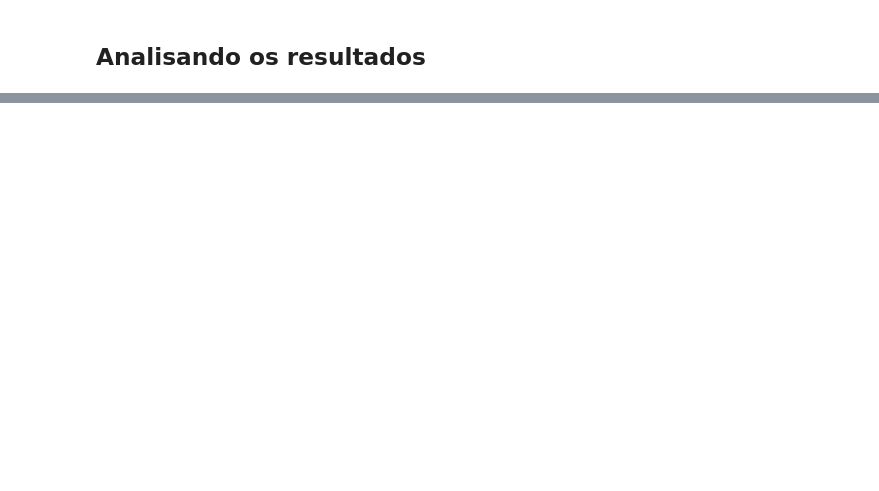
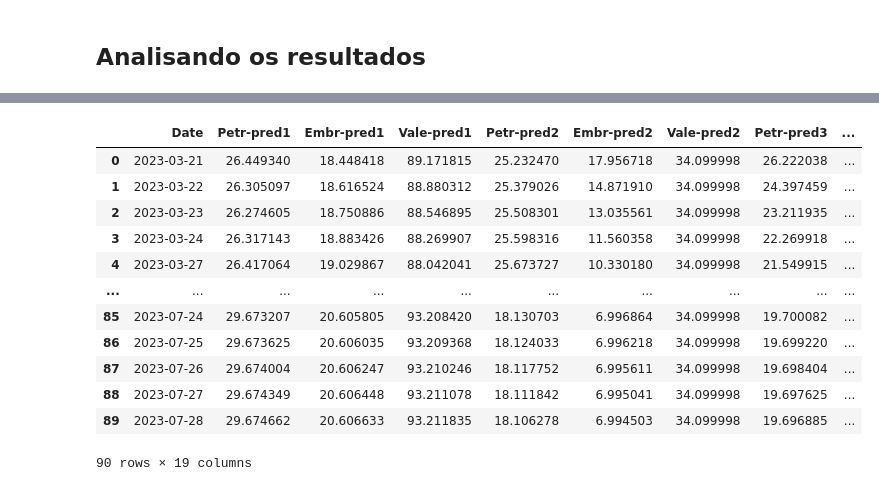
Before and after one commit to victor-bastos/CT221-DeepClassicalNeuralNetwork, a Jupyter notebook: Lab1_CT221.ipynb, the cells around one changed output, grey strips where cells are left out. Cells and saved outputs as stored; diff of their text form; code cells hidden in the pictures; blank space fills up the shorter version.

```diff
--- a/Lab1_CT221.ipynb
+++ b/Lab1_CT221.ipynb
@@ -131,6 +135,8 @@ petr.head()
 petr_close = petr[:-90]['Close']
 embr_close = embr[:-90]['Close']
 vale_close = vale[:-90]['Close']
+# %%
+date_index  = petr[-90:].index
 # %% [markdown]
 <a name='ana'></a>
 ###[1] 10-15-1 --- r = 15, p = 0 e tanh / Levenberg-Marquardt
@@ -899,0 +897,40 @@ pd.DataFrame(petr_predictions_1).plot()
+# %%
+df = pd.DataFrame(petr_predictions_1, index=date_index)
+df.columns = ['Petr-pred1']
+
+df['Embr-pred1'] = embr_predictions_1
+df['Vale-pred1'] = vale_predictions_1
+df['Petr-pred2'] = petr_predictions_2
+df['Embr-pred2'] = embr_predictions_2
+df['Vale-pred2'] = vale_predictions_2
+df['Petr-pred3'] = petr_predictions_3
+df['Embr-pred3'] = embr_predictions_3
+df['Vale-pred3'] = vale_predictions_3
+df['Petr-pred4'] = petr_predictions_4
+df['Embr-pred4'] = embr_predictions_4
+df['Vale-pred4'] = vale_predictions_4
+df['Petr-pred5'] = petr_predictions_5
+df['Embr-pred5'] = embr_predictions_5
+df['Vale-pred5'] = vale_predictions_5
+df['Petr-pred6'] = petr_predictions_6
+df['Embr-pred6'] = embr_predictions_6
+df['Vale-pred6'] = vale_predictions_6
+
+df = df.reset_index()
+df['Date'] = pd.to_datetime(df.Date, format = '%d/%m/%Y')
+
+df
+# %% [output]
+|  | Date | Petr-pred1 | Embr-pred1 | Vale-pred1 | Petr-pred2 | Embr-pred2 | Vale-pred2 | Petr-pred3 | ... |
+| 0 | 2023-03-21 | 26.449340 | 18.448418 | 89.171815 | 25.232470 | 17.956718 | 34.099998 | 26.222038 | ... |
+| 1 | 2023-03-22 | 26.305097 | 18.616524 | 88.880312 | 25.379026 | 14.871910 | 34.099998 | 24.397459 | ... |
+| 2 | 2023-03-23 | 26.274605 | 18.750886 | 88.546895 | 25.508301 | 13.035561 | 34.099998 | 23.211935 | ... |
+| 3 | 2023-03-24 | 26.317143 | 18.883426 | 88.269907 | 25.598316 | 11.560358 | 34.099998 | 22.269918 | ... |
+| 4 | 2023-03-27 | 26.417064 | 19.029867 | 88.042041 | 25.673727 | 10.330180 | 34.099998 | 21.549915 | ... |
+| ... | ... | ... | ... | ... | ... | ... | ... | ... | ... |
+| 85 | 2023-07-24 | 29.673207 | 20.605805 | 93.208420 | 18.130703 | 6.996864 | 34.099998 | 19.700082 | ... |
+| 86 | 2023-07-25 | 29.673625 | 20.606035 | 93.209368 | 18.124033 | 6.996218 | 34.099998 | 19.699220 | ... |
+| 87 | 2023-07-26 | 29.674004 | 20.606247 | 93.210246 | 18.117752 | 6.995611 | 34.099998 | 19.698404 | ... |
+| 88 | 2023-07-27 | 29.674349 | 20.606448 | 93.211078 | 18.111842 | 6.995041 | 34.099998 | 19.697625 | ... |
+| 89 | 2023-07-28 | 29.674662 | 20.606633 | 93.211835 | 18.106278 | 6.994503 | 34.099998 | 19.696885 | ... |
+90 rows × 19 columns
```
Also changed, not shown: parts of 22 cells of this notebook.
